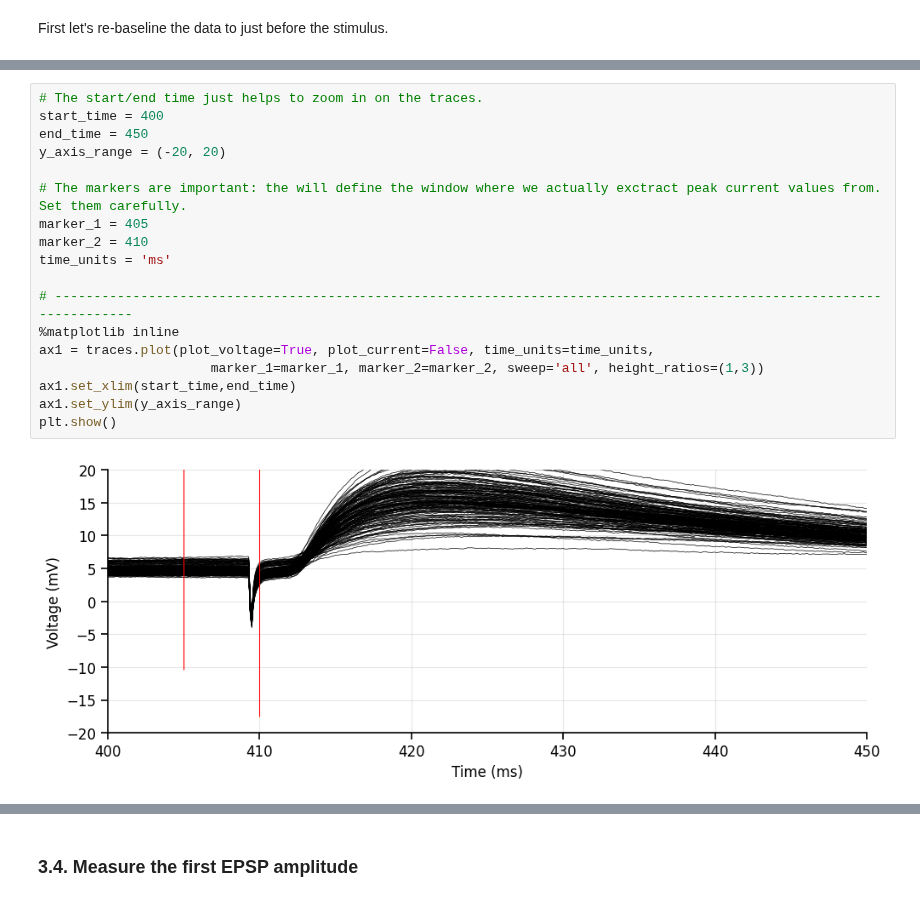
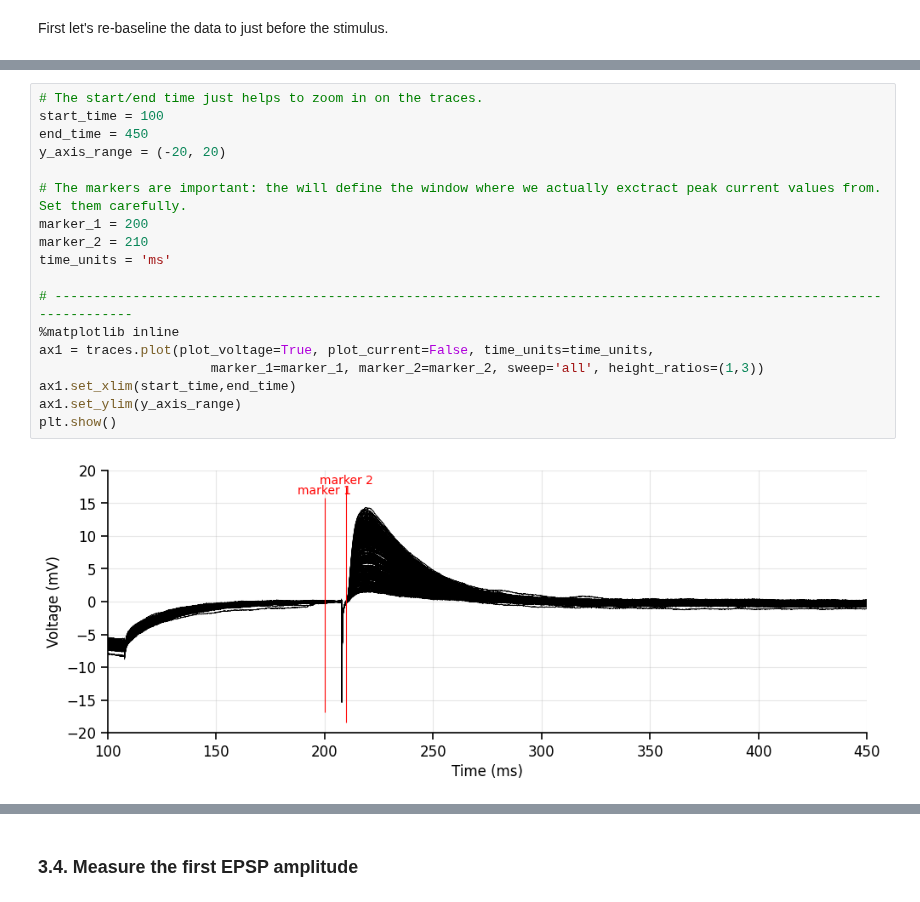
Before and after one commit to argalloni/CSHL_IonChannels2025, a Jupyter notebook: Analysis 18 - LTP.ipynb, the cells around one changed output, grey strips where cells are left out. Cells and saved outputs as stored; diff of their text form.

```diff
--- a/Analysis 18 - LTP.ipynb
+++ b/Analysis 18 - LTP.ipynb
@@ -316,21 +320,21 @@ Baseline voltages: [-6.3058 -6.1617 -6.0423 ... -3.8837 -3.801  -3.8374]
 # %%
 # The start/end time just helps to zoom in on the traces.
-start_time = 400
+start_time = 100
 end_time = 450
 y_axis_range = (-20, 20)
 
 # The markers are important: the will define the window where we actually exctract peak current values from. Set them carefully.
-marker_1 = 405
-marker_2 = 410
+marker_1 = 200
+marker_2 = 210
 time_units = 'ms'
 
 # ----------------------------------------------------------------------------------------------------------------------
 %matplotlib inline
 ax1 = traces.plot(plot_voltage=True, plot_current=False, time_units=time_units,
                       marker_1=marker_1, marker_2=marker_2, sweep='all', height_ratios=(1,3))
 ax1.set_xlim(start_time,end_time)
 ax1.set_ylim(y_axis_range)
 plt.show()
 # %% [output]
-[figure, old version]
+[figure, new version]
 # %%
```
Also changed, not shown: parts of 18 cells of this notebook, 3 other files.
